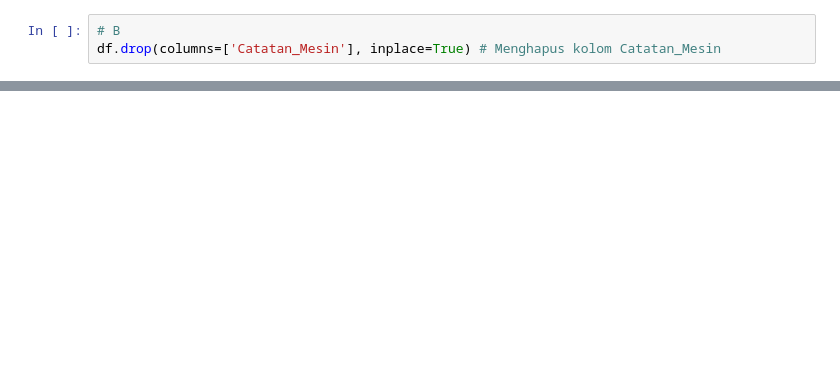
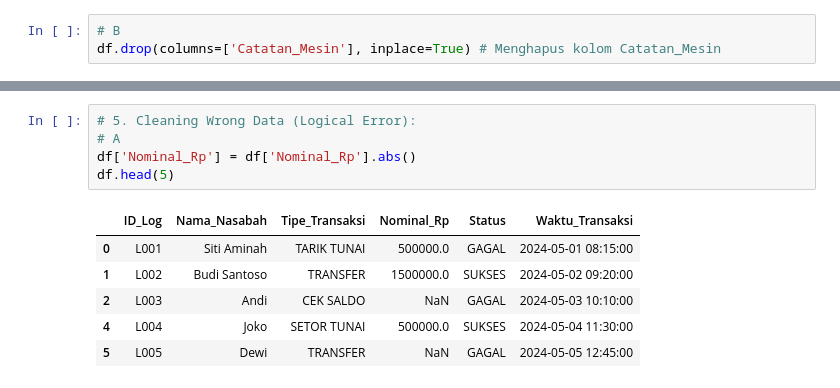
Before and after one commit to rottiiibakarr/Latihan_Data_Analyst, a Jupyter notebook: latihan_soal1.12expert.ipynb, the cells around one changed output, grey strips where cells are left out. Cells and saved outputs as stored; diff of their text form; blank space fills up the shorter version.

```diff
--- a/latihan_soal1.12expert.ipynb
+++ b/latihan_soal1.12expert.ipynb
@@ -95,3 +105,15 @@ df.head()
 | 2 | L003 | Andi | CEK SALDO | NaN | GAGAL | 2024-05-03 10:10:00 |
 | 4 | L004 | Joko | SETOR TUNAI | -500000.0 | SUKSES | 2024-05-04 11:30:00 |
 | 5 | L005 | Dewi | TRANSFER | NaN | GAGAL | 2024-05-05 12:45:00 |
+# %%
+# 5. Cleaning Wrong Data (Logical Error):
+# A
+df['Nominal_Rp'] = df['Nominal_Rp'].abs()
+df.head(5)
+# %% [output]
+|  | ID_Log | Nama_Nasabah | Tipe_Transaksi | Nominal_Rp | Status | Waktu_Transaksi |
+| 0 | L001 | Siti Aminah | TARIK TUNAI | 500000.0 | GAGAL | 2024-05-01 08:15:00 |
+| 1 | L002 | Budi Santoso | TRANSFER | 1500000.0 | SUKSES | 2024-05-02 09:20:00 |
+| 2 | L003 | Andi | CEK SALDO | NaN | GAGAL | 2024-05-03 10:10:00 |
+| 4 | L004 | Joko | SETOR TUNAI | 500000.0 | SUKSES | 2024-05-04 11:30:00 |
+| 5 | L005 | Dewi | TRANSFER | NaN | GAGAL | 2024-05-05 12:45:00 |
```
Also changed, not shown: parts of 11 cells of this notebook.
